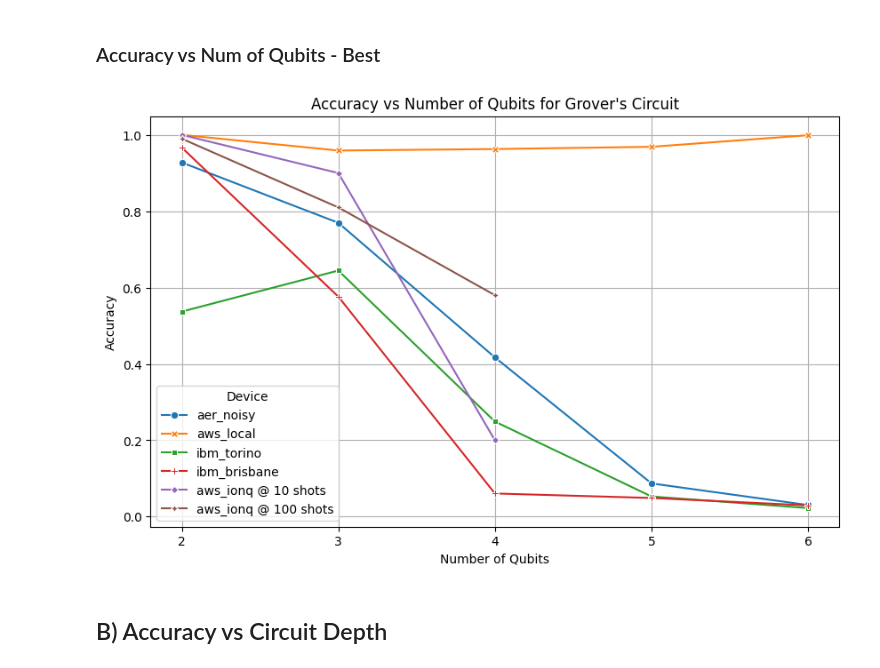
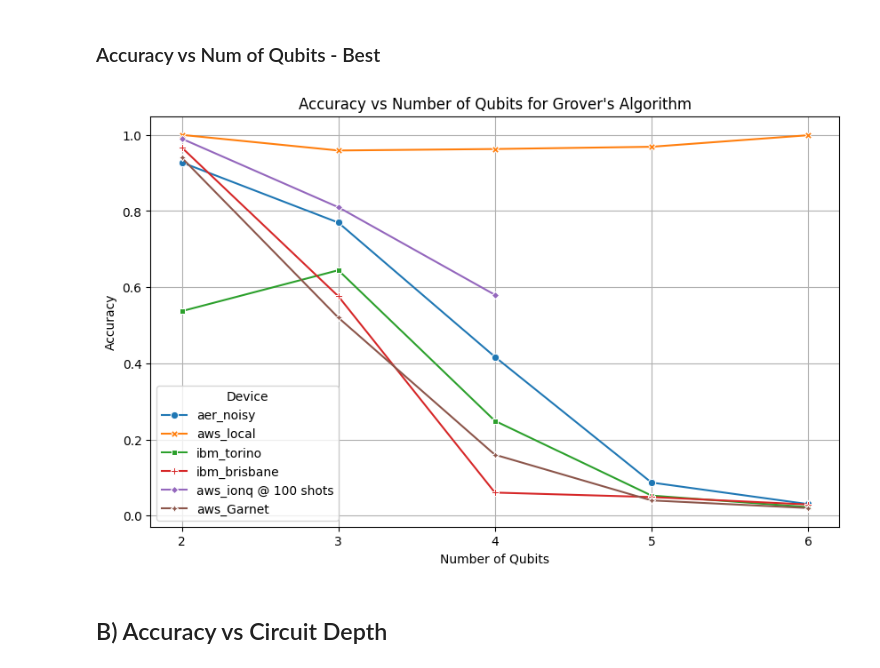
Before and after one commit to pranavi-jain/quantum-algorithms, a Jupyter notebook: results.ipynb, the cells around one changed output. Cells and saved outputs as stored; diff of their text form; code cells hidden in the pictures.

```diff
--- a/results.ipynb
+++ b/results.ipynb
@@ -251,35 +231,35 @@ plt.show()
 ### Accuracy vs Num of Qubits - Best
 # %%
 # Accuracy vs Num of Qubits plot for best performing devices
-devices = ['aws_local','aer_noisy', 'ibm_brisbane', 'ibm_torino', 'aws_ionq @ 10 shots', 'aws_ionq @ 100 shots']
+devices = ['aws_local','aer_noisy', 'ibm_brisbane', 'aws_Garnet', 'ibm_torino', 'aws_ionq @ 100 shots']
 
 data = list()
 data.append(simulator_data[simulator_data['device_name'].isin(devices)])
 data.append(hardware_data[hardware_data['device_name'].isin(devices)])
 
 df_full = pd.DataFrame()
 df_full = pd.concat(data)
 
 # Plot for best performing devices
 plt.figure(figsize=(10, 6))
 sns.lineplot(
     data=df_full,
     x="num_qubits",
     y="accuracy",
     hue="device_name",
     style='device_name',
     markers=True,
     dashes=False
 )
 plt.gca().xaxis.set_major_locator(ticker.MaxNLocator(integer=True))
-plt.title("Accuracy vs Number of Qubits for Grover's Circuit")
+plt.title("Accuracy vs Number of Qubits for Grover's Algorithm")
 plt.xlabel("Number of Qubits")
 plt.ylabel("Accuracy")
 plt.legend(title="Device")
 plt.grid(True)
 plt.show()
 # %% [output]
-[figure, old version]
+[figure, new version]
 # %% [markdown]
 ## B) Accuracy vs Circuit Depth
 # %% [markdown]
```
Also changed, not shown: parts of 7 cells of this notebook, 5 other files.
